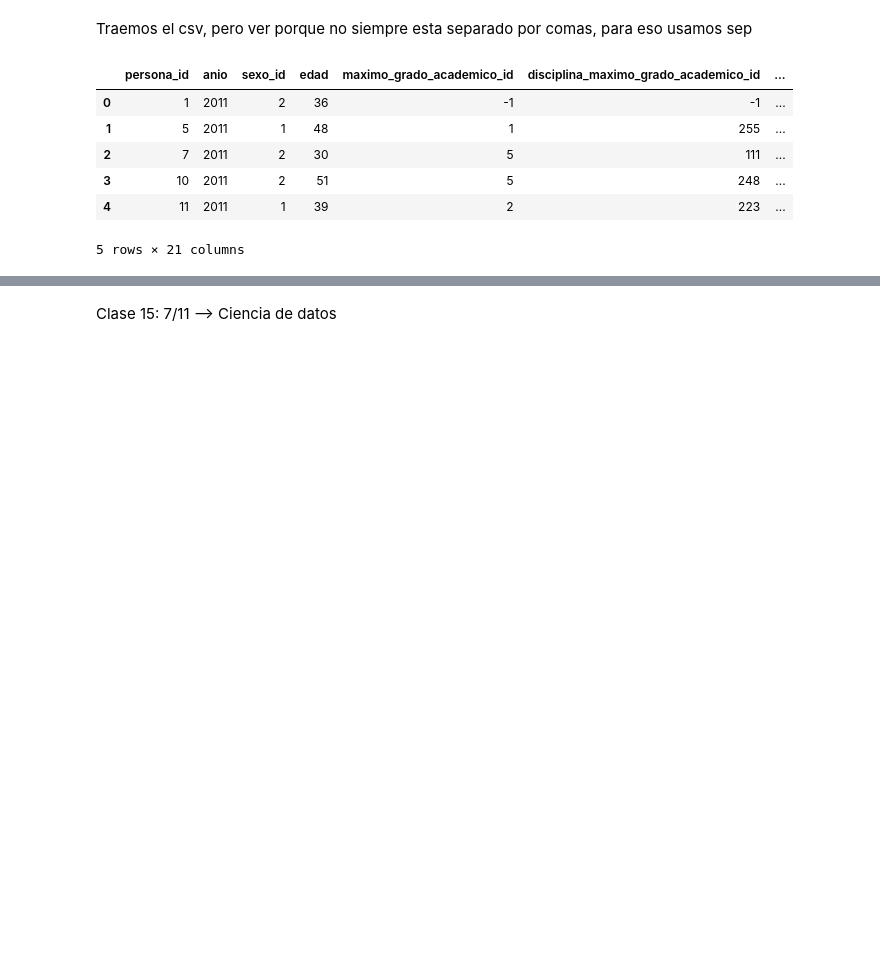
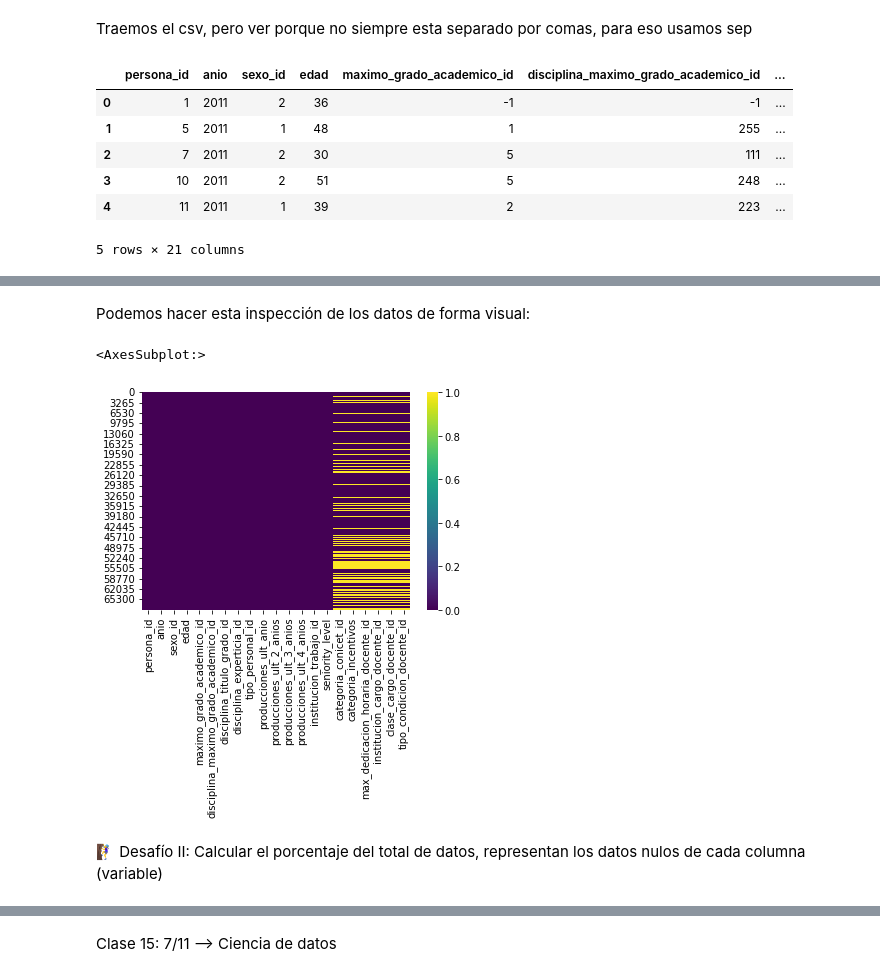
Before and after one commit to juanadelollis/Ucema_entregas, a Jupyter notebook: Teoria/clase_datos.ipynb, the cells around one changed output, grey strips where cells are left out. Drawn from its saved outputs; the diff is of its cells as text; code cells hidden in the pictures; blank space fills up the shorter version.

```diff
--- a/Teoria/clase_datos.ipynb
+++ b/Teoria/clase_datos.ipynb
@@ -33,0 +95,11 @@ personas.describe()
+# %% [markdown]
+Podemos hacer esta inspección de los datos de forma visual:
+# %%
+import seaborn as sns
+
+sns.heatmap(personas.isnull(), cmap='viridis')
+# %% [output]
+<AxesSubplot:>
+[figure, added]
+# %% [markdown]
+🧗‍♀️ Desafío II: Calcular el porcentaje del total de datos, representan los datos nulos de cada columna (variable)
```
Also changed, not shown: parts of 55 cells of this notebook, 3 other files.
